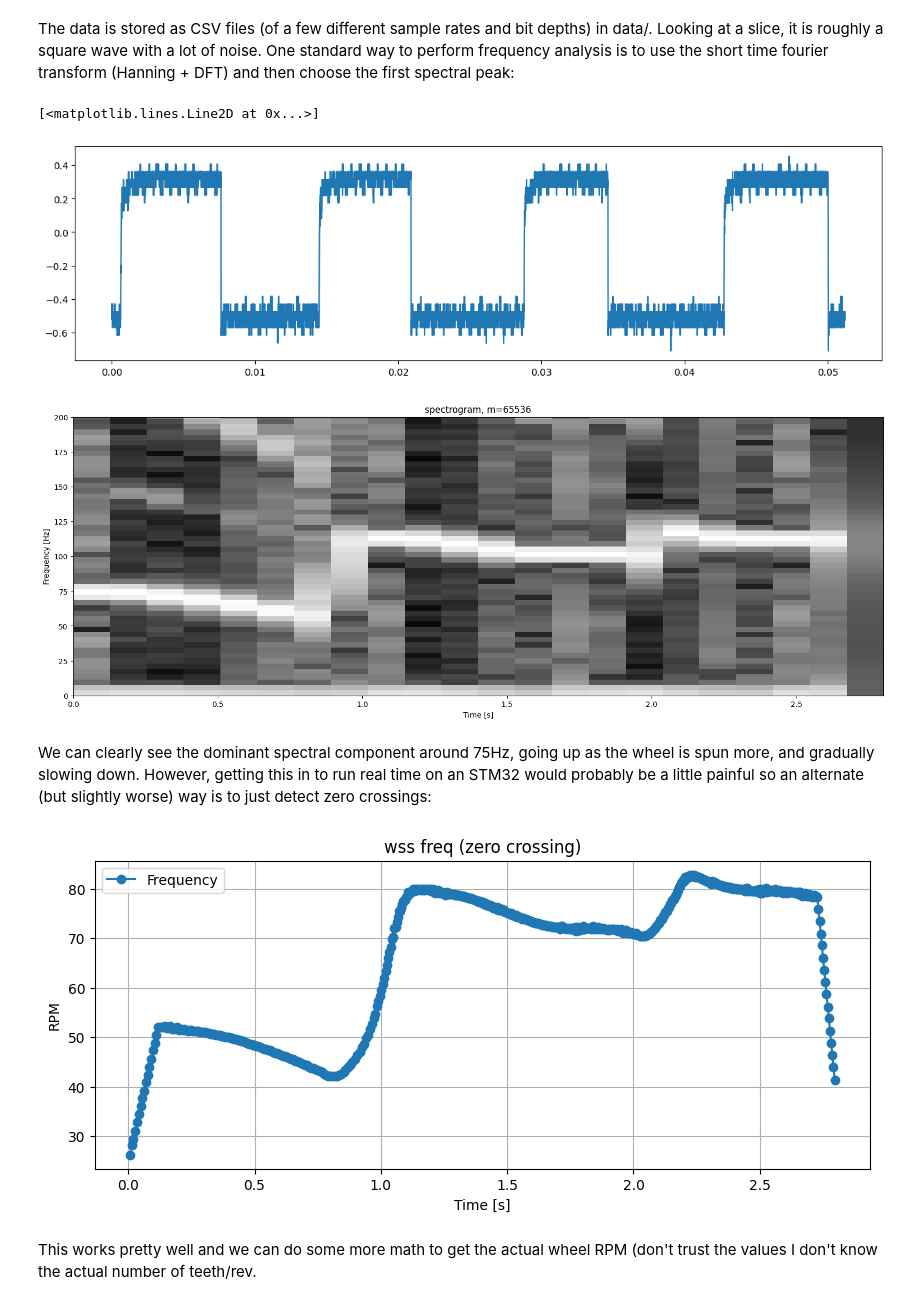
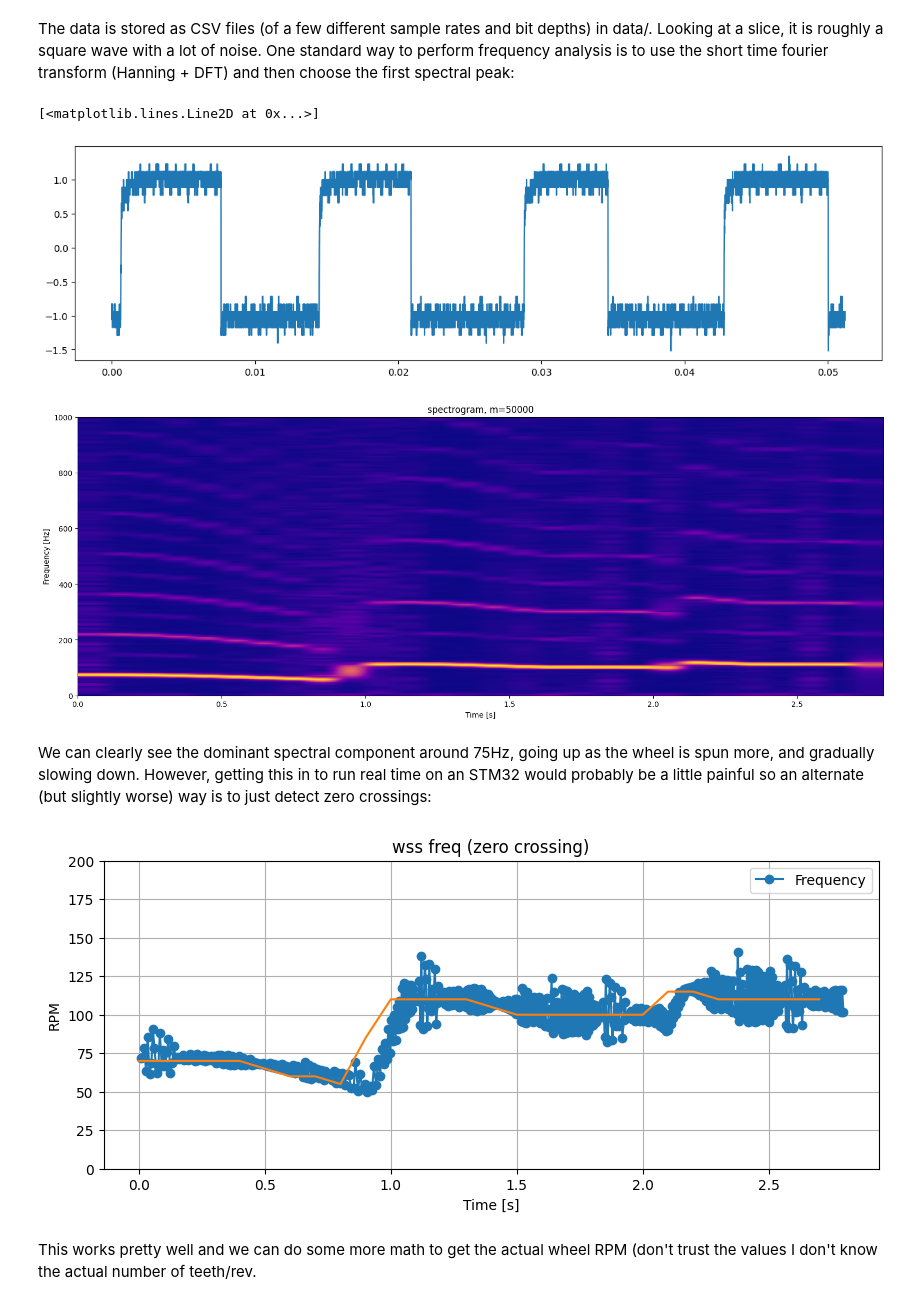
Before and after one commit to kmani314/wss_dsp, a Jupyter notebook: wss_dsp.ipynb, the cells around one changed output. Drawn from its saved outputs; the diff is of its cells as text; code cells hidden in the pictures.

```diff
--- a/wss_dsp.ipynb
+++ b/wss_dsp.ipynb
@@ -15,16 +15,16 @@ The data is stored as CSV files (of a few different sample rates and bit depths)
 file_path = "data/SDS00002.csv"
 data = np.loadtxt(file_path, delimiter=',', skiprows=12)
 sig = data[:, 1]
-sig = sig / np.max(sig) - 0.5
+sig = (sig - np.mean(sig)) / np.std(sig)
 time = data[:, 0]
 plt.figure(figsize=(15, 4))
 
 plt.plot(time[:12800], sig[:12800])
 # %% [output]
 [<matplotlib.lines.Line2D at 0x...>]
-[figure, old version]
+[figure, new version]
 # %%
-def sg_plot(t_range, f_range, y, dbf=60, fig=None):
+def sg_plot(t_range, f_range, y, dbf=10, fig=None):
     """
     Plot an image of the spectrogram of y, with the axes labeled with time tl and frequency fl
 
@@ -45,10 +45,10 @@ def sg_plot(t_range, f_range, y, dbf=60, fig=None):
     img = 256 * (y_log + dbf) / dbf - 1
     if fig is None:
         fig = plt.figure(figsize=(16, 6))
-    plt.imshow(np.flipud(64.0 * (y_log + dbf) / dbf ), extent=t_range  + f_range, cmap=plt.cm.gray, aspect='auto')
+    plt.imshow(np.flipud(64.0 * (y_log + dbf) / dbf ), extent=t_range  + f_range, cmap='plasma', aspect='auto')
     plt.xlabel('Time [s]')
     plt.ylabel('Frequency [Hz]')
-    plt.ylim(0, 200)
+    plt.ylim(0, 1000)
     plt.tight_layout()
 
     return fig
@@ -74,40 +74,67 @@ def myspectrogram_hann_ovlp(x, m, fs):
 
     # Initialize an empty list to store the blocks
     xm = np.zeros((m, padded_length))
 
     # Fill xm with 50% overlapping blocks
     for i in range(padded_length):
         xm[:, i] = x_padded[i * step:i * step + m]
 
-    # Apply Hann window
-    hann_window = hanning(m)
-    xmw = xm * hann_window[:, None]
+    xmw = xm * hanning(m)[:, None] # np.kaiser(m, 7)[:, None] # hann_window[:, None]
 
     # FFT for each block
     xmf = fft(xmw, axis=0)
+    frequency_axis = np.linspace(0, fs, m, endpoint=False)
+
+    # Calculate the magnitude of the FFT for each block
+    xmf_mag = np.abs(xmf)
+
+    # Initialize arrays to store the peak frequency and magnitude for each block
+    peak_frequencies = np.zeros(padded_length)
+    peak_magnitudes = np.zeros(padded_length)
+
+    # Iterate through each block to find the spectral peak
+    for i in range(padded_length):
+        # Find the index of the maximum magnitude in this block's FFT
+        peak_index = np.argmax(xmf_mag[:1000, i])
+        # Store the peak frequency and its magnitude
+        peak_frequencies[i] = frequency_axis[peak_index]
+        peak_magnitudes[i] = xmf_mag[peak_index, i]
+
+    # Time vector for each block
+    time_vector = np.arange(padded_length) * step / fs
+
+    # Plot the peak frequencies over time
 
     # New time vector calculation to account for the overlap in time samples
 
     f_range = [0.0, fs / 2]
     # Total duration covered by all blocks, accounting for overlap
     # Note: The last block doesn't start at the end, so we subtract one step and add one block duration
     # t_range = [0.0, (padded_length - 1) * step / fs]
     t_range = [0.0, lx / fs]
 
     # t_range = [0.0, total_duration]
     # Assuming sg_plot is defined elsewhere and capable of plotting the spectrogram
     fig = sg_plot(t_range, f_range, xmf[0:m // 2, :])
 
-    return fig  # Placeholder return statement
+    return time_vector, peak_frequencies  # Placeholder return statement
 
 
-m = 65536
+m = 50000
 fs = 250000
-fig = myspectrogram_hann_ovlp(sig, m, fs)
+time_vector, peak_frequencies = myspectrogram_hann_ovlp(sig[::], m, fs)
 plt.title(f"spectrogram, m={m}")
 plt.show()
+
+# b, a = signal.butter(5, normalized_cutoff, btype='low')
+
+# # Apply the filter to the signal
+# filtered_signal = lfilter(b, a, signal)
+
+# # Downsample the signal
+# downsampled_signal = decimate(filtered_signal, decimation_factor, ftype='fir', zero_phase=True)
 # %% [output]
-[figure, old version]
+[figure, new version]
 # %% [markdown]
 We can clearly see the dominant spectral component around 75Hz, going up as the wheel is spun more, and gradually slowing down. However, getting this in to run real time on an STM32 would probably be a little painful so an alternate (but slightly worse) way is to just detect zero crossings:
 # %%
@@ -135,13 +162,16 @@ def plot_frequency_vs_time(time, frequency):
     plt.figure(figsize=(10, 4))
 
     # fast way to implement a simple moving average filter (can try different values of window for more or less smoothing)
-    window_size = 32
+    window_size = 2
     window = np.ones(int(window_size))/float(window_size)
     fs = np.convolve(frequency, window, 'same')
+    trim = len(window) - 1
 
-    plt.plot(time, fs, marker='o', linestyle='-', label='Frequency')
+    plt.plot(time[:], frequency, marker='o', linestyle='-', label='Frequency')
+    plt.plot(time_vector, peak_frequencies)
     plt.title('wss freq (zero crossing)')
     plt.xlabel('Time [s]')
+    plt.ylim(0, 200)
     plt.ylabel('RPM')
     plt.grid(True)
     plt.legend()
@@ -150,8 +180,8 @@ def plot_frequency_vs_time(time, frequency):
 # Assuming signal and time are loaded from your CSV and are NumPy arrays
 midpoints, frequencies = calculate_zero_crossings(sig, time)
 # 84 hz per rev * 60 s /min
-plot_frequency_vs_time(midpoints, frequencies * (1 / 84) * 60)
+plot_frequency_vs_time(midpoints, frequencies)
 # %% [output]
-[figure, old version]
+[figure, new version]
 # %% [markdown]
 This works pretty well and we can do some more math to get the actual wheel RPM (don't trust the values I don't know the actual number of teeth/rev.
```
Also changed, not shown: parts of 1 cell of this notebook.
